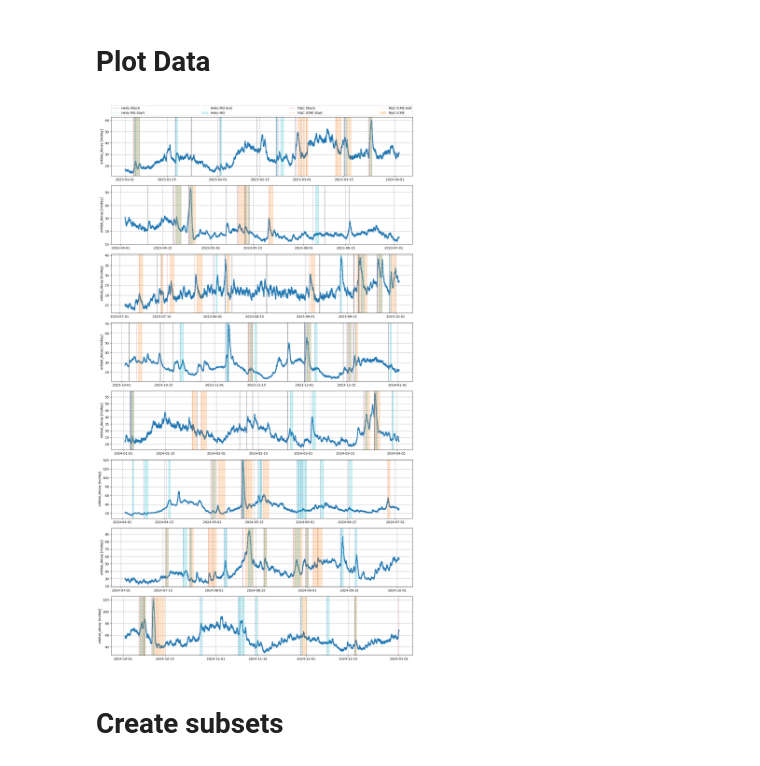
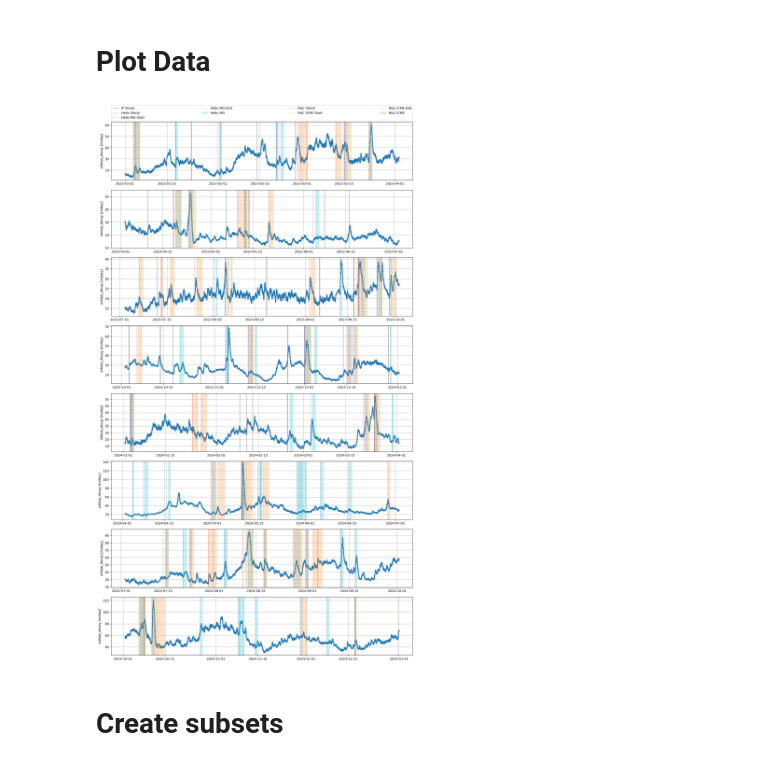
Before and after one commit to David-Student-Bern/MT, a Jupyter notebook: Analysis/modeling/interesting_subsets2.ipynb, the cells around one changed output. Cells and saved outputs as stored; diff of their text form; code cells hidden in the pictures.

```diff
--- a/Analysis/modeling/interesting_subsets2.ipynb
+++ b/Analysis/modeling/interesting_subsets2.ipynb
@@ -78,35 +78,35 @@ for ax, idx_chunk in zip(axes, splits):
     for t in Shock_flag.dropna():
         if t <= chunk.index[-1] and t >= chunk.index[0]:
             ax.axvline(t, color='tab:gray', alpha=0.5, linestyle='-', linewidth=2, label='IP Shock')
     for t in Helios_shock_flag.dropna():
         if t <= chunk.index[-1] and t >= chunk.index[0]:
             ax.axvline(t, color='tab:purple', alpha=0.5, linestyle='--', linewidth=1.5, label='Helio Shock')
     for tstart, tend in zip(Helios_mostart_flag.dropna(), Helios_moend_flag.dropna()):
         if tstart <= chunk.index[-1] and tend >= chunk.index[0]:
             ax.axvline(tstart, color='tab:cyan', alpha=0.5, linestyle='-.', linewidth=1.0, label='Helio MO Start')
             ax.axvline(tend, color='tab:cyan', alpha=0.5, linestyle=':', linewidth=1.0, label='Helio MO End')
             ax.axvspan(tstart, tend, color='tab:cyan', alpha=0.2, hatch='//', label='Helio MO')
     for t in RC_shock_flag.dropna():
         if t <= chunk.index[-1] and t >= chunk.index[0]:
             ax.axvline(t, color='tab:red', alpha=0.5, linestyle=':', linewidth=2.0, label='R&C Shock')
     for tstart, tend in zip(RC_start_flag.dropna(), RC_end_flag.dropna()):
         if tstart <= chunk.index[-1] and tend >= chunk.index[0]:
             ax.axvline(tstart, color='tab:orange', alpha=0.5, linestyle='-.', linewidth=1.0, label='R&C ICME Start')
             ax.axvline(tend, color='tab:orange', alpha=0.5, linestyle=':', linewidth=1.0, label='R&C ICME End')
             ax.axvspan(tstart, tend, color='tab:orange', alpha=0.2, hatch='-', label='R&C ICME')
 
     ax.grid(True)
     ax.set_ylabel("orbital_decay [m/day]")
 
-handles, labels = ax.get_legend_handles_labels()
+handles, labels = axes[0].get_legend_handles_labels()
 by_label = dict(zip(labels, handles))
 axes[0].legend(by_label.values(), by_label.keys(),
     bbox_to_anchor=(0., 1.02, 1., .102), loc='lower left',
     ncols=4, mode="expand", borderaxespad=0.)
 plt.tight_layout(rect=[0, 0, 1, 1.02])
 plt.show()
 # %% [output]
-[figure, old version]
+[figure, new version]
 # %% [markdown]
 # Create subsets
 # %%
```
Also changed, not shown: parts of 2 cells of this notebook, 1 other file.
